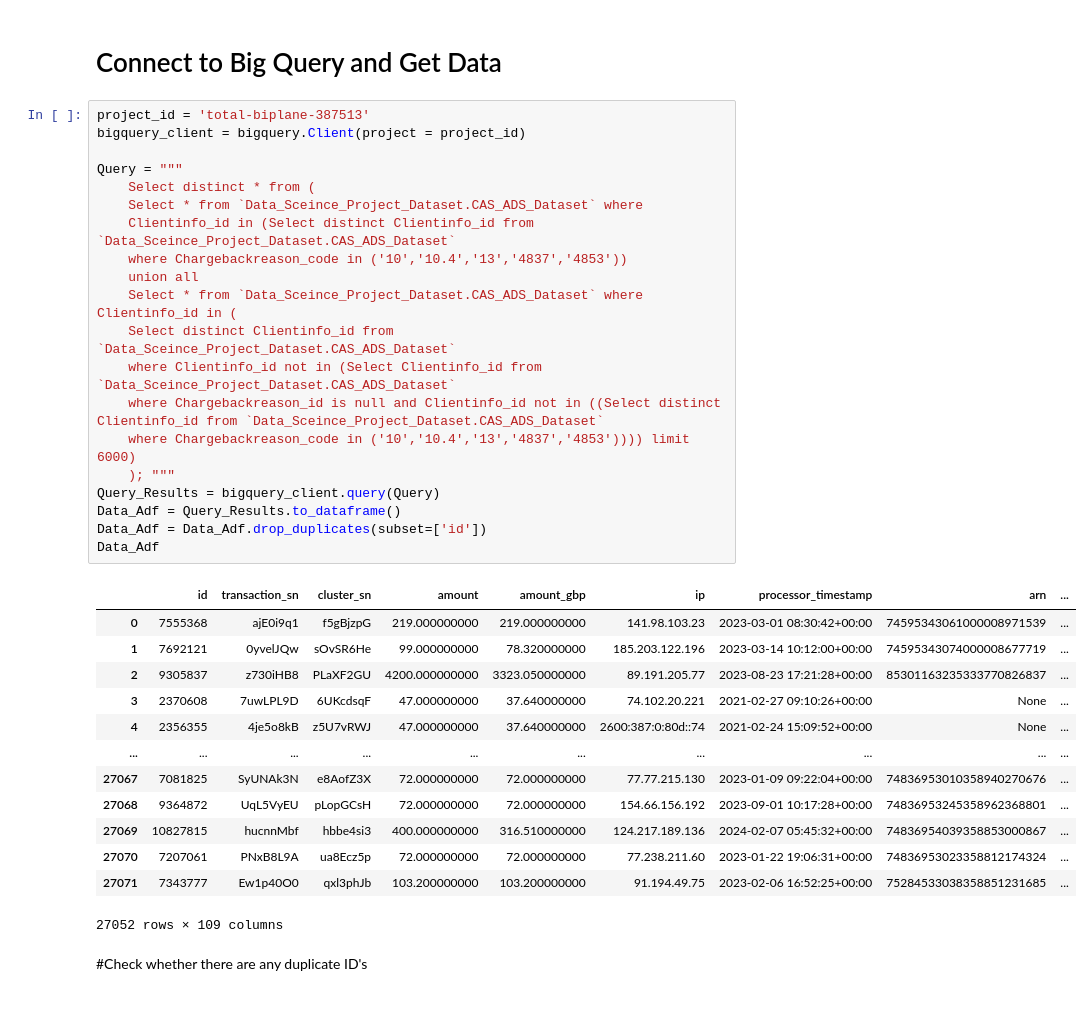
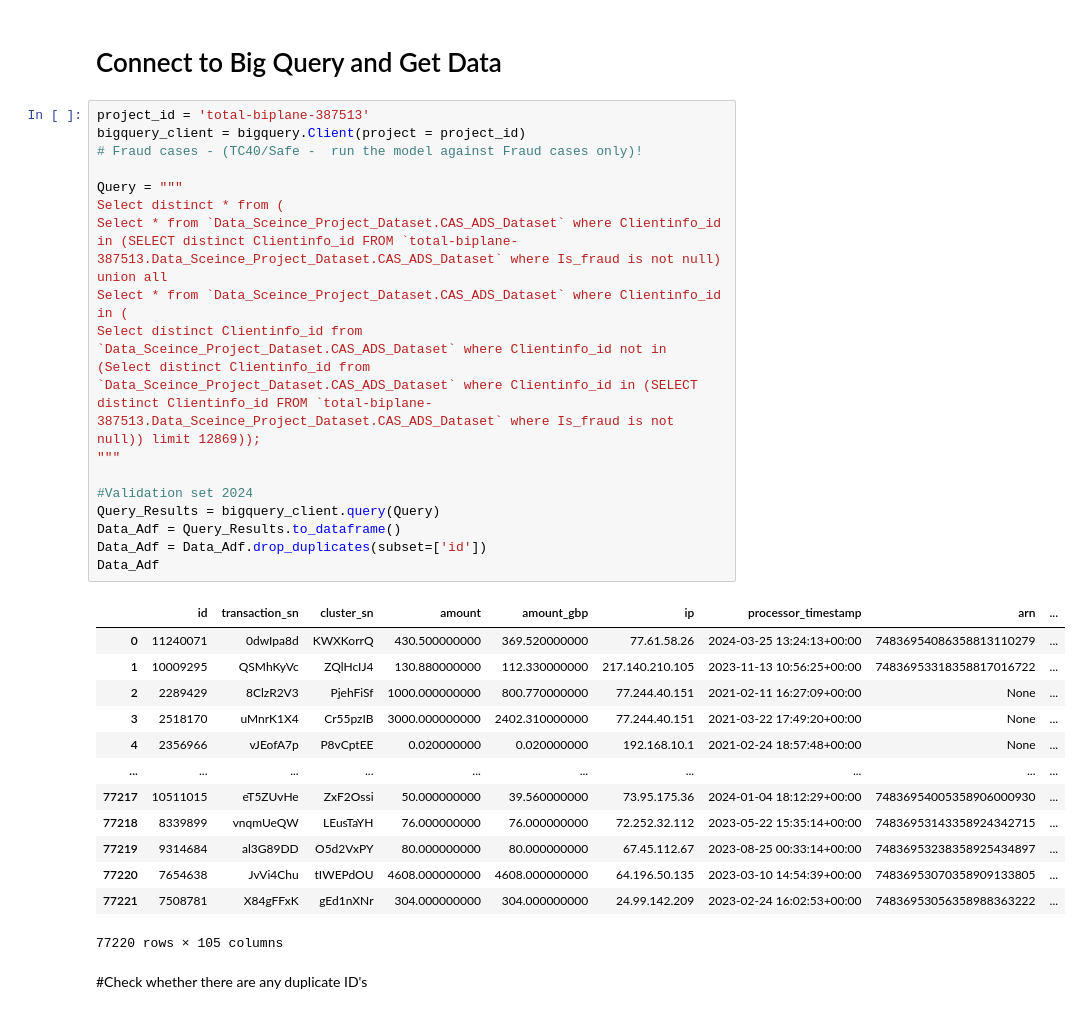
Before and after one commit to MaayanHagbi/CAS_ADS_Final_Project, a Jupyter notebook: Fraud_Detection_ML_(CAS_ADS).ipynb, the cells around one changed output. Cells and saved outputs as stored; diff of their text form.

```diff
--- a/Fraud_Detection_ML_(CAS_ADS).ipynb
+++ b/Fraud_Detection_ML_(CAS_ADS).ipynb
@@ -61,37 +61,35 @@ Resolving deltas: 100% (22/22), done.
 # %%
 project_id = 'total-biplane-387513'
 bigquery_client = bigquery.Client(project = project_id)
+# Fraud cases - (TC40/Safe -  run the model against Fraud cases only)!
 
 Query = """
-    Select distinct * from (
-    Select * from `Data_Sceince_Project_Dataset.CAS_ADS_Dataset` where
-    Clientinfo_id in (Select distinct Clientinfo_id from `Data_Sceince_Project_Dataset.CAS_ADS_Dataset`
-    where Chargebackreason_code in ('10','10.4','13','4837','4853'))
-    union all
-    Select * from `Data_Sceince_Project_Dataset.CAS_ADS_Dataset` where Clientinfo_id in (
-    Select distinct Clientinfo_id from `Data_Sceince_Project_Dataset.CAS_ADS_Dataset`
-    where Clientinfo_id not in (Select Clientinfo_id from `Data_Sceince_Project_Dataset.CAS_ADS_Dataset`
-    where Chargebackreason_id is null and Clientinfo_id not in ((Select distinct Clientinfo_id from `Data_Sceince_Project_Dataset.CAS_ADS_Dataset`
-    where Chargebackreason_code in ('10','10.4','13','4837','4853')))) limit 6000)
-    ); """
+Select distinct * from (
+Select * from `Data_Sceince_Project_Dataset.CAS_ADS_Dataset` where Clientinfo_id in (SELECT distinct Clientinfo_id FROM `total-biplane-387513.Data_Sceince_Project_Dataset.CAS_ADS_Dataset` where Is_fraud is not null)
+union all
+Select * from `Data_Sceince_Project_Dataset.CAS_ADS_Dataset` where Clientinfo_id in (
+Select distinct Clientinfo_id from `Data_Sceince_Project_Dataset.CAS_ADS_Dataset` where Clientinfo_id not in (Select distinct Clientinfo_id from `Data_Sceince_Project_Dataset.CAS_ADS_Dataset` where Clientinfo_id in (SELECT distinct Clientinfo_id FROM `total-biplane-387513.Data_Sceince_Project_Dataset.CAS_ADS_Dataset` where Is_fraud is not null)) limit 12869));
+"""
+
+#Validation set 2024
 Query_Results = bigquery_client.query(Query)
 Data_Adf = Query_Results.to_dataframe()
 Data_Adf = Data_Adf.drop_duplicates(subset=['id'])
 Data_Adf
 # %% [output]
 |  | id | transaction_sn | cluster_sn | amount | amount_gbp | ip | processor_timestamp | arn | ... |
-| 0 | 7555368 | ajE0i9q1 | f5gBjzpG | 219.000000000 | 219.000000000 | 141.98.103.23 | 2023-03-01 08:30:42+00:00 | 74595343061000008971539 | ... |
-| 1 | 7692121 | 0yvelJQw | sOvSR6He | 99.000000000 | 78.320000000 | 185.203.122.196 | 2023-03-14 10:12:00+00:00 | 74595343074000008677719 | ... |
-| 2 | 9305837 | z730iHB8 | PLaXF2GU | 4200.000000000 | 3323.050000000 | 89.191.205.77 | 2023-08-23 17:21:28+00:00 | 85301163235333770826837 | ... |
-| 3 | 2370608 | 7uwLPL9D | 6UKcdsqF | 47.000000000 | 37.640000000 | 74.102.20.221 | 2021-02-27 09:10:26+00:00 | None | ... |
-| 4 | 2356355 | 4je5o8kB | z5U7vRWJ | 47.000000000 | 37.640000000 | 2600:387:0:80d::74 | 2021-02-24 15:09:52+00:00 | None | ... |
+| 0 | 11240071 | 0dwIpa8d | KWXKorrQ | 430.500000000 | 369.520000000 | 77.61.58.26 | 2024-03-25 13:24:13+00:00 | 74836954086358813110279 | ... |
+| 1 | 10009295 | QSMhKyVc | ZQlHcIJ4 | 130.880000000 | 112.330000000 | 217.140.210.105 | 2023-11-13 10:56:25+00:00 | 74836953318358817016722 | ... |
+| 2 | 2289429 | 8ClzR2V3 | PjehFiSf | 1000.000000000 | 800.770000000 | 77.244.40.151 | 2021-02-11 16:27:09+00:00 | None | ... |
+| 3 | 2518170 | uMnrK1X4 | Cr55pzIB | 3000.000000000 | 2402.310000000 | 77.244.40.151 | 2021-03-22 17:49:20+00:00 | None | ... |
+| 4 | 2356966 | vJEofA7p | P8vCptEE | 0.020000000 | 0.020000000 | 192.168.10.1 | 2021-02-24 18:57:48+00:00 | None | ... |
 | ... | ... | ... | ... | ... | ... | ... | ... | ... | ... |
-| 27067 | 7081825 | SyUNAk3N | e8AofZ3X | 72.000000000 | 72.000000000 | 77.77.215.130 | 2023-01-09 09:22:04+00:00 | 74836953010358940270676 | ... |
-| 27068 | 9364872 | UqL5VyEU | pLopGCsH | 72.000000000 | 72.000000000 | 154.66.156.192 | 2023-09-01 10:17:28+00:00 | 74836953245358962368801 | ... |
-| 27069 | 10827815 | hucnnMbf | hbbe4si3 | 400.000000000 | 316.510000000 | 124.217.189.136 | 2024-02-07 05:45:32+00:00 | 74836954039358853000867 | ... |
-| 27070 | 7207061 | PNxB8L9A | ua8Ecz5p | 72.000000000 | 72.000000000 | 77.238.211.60 | 2023-01-22 19:06:31+00:00 | 74836953023358812174324 | ... |
-| 27071 | 7343777 | Ew1p40O0 | qxl3phJb | 103.200000000 | 103.200000000 | 91.194.49.75 | 2023-02-06 16:52:25+00:00 | 75284533038358851231685 | ... |
+| 77217 | 10511015 | eT5ZUvHe | ZxF2Ossi | 50.000000000 | 39.560000000 | 73.95.175.36 | 2024-01-04 18:12:29+00:00 | 74836954005358906000930 | ... |
+| 77218 | 8339899 | vnqmUeQW | LEusTaYH | 76.000000000 | 76.000000000 | 72.252.32.112 | 2023-05-22 15:35:14+00:00 | 74836953143358924342715 | ... |
+| 77219 | 9314684 | al3G89DD | O5d2VxPY | 80.000000000 | 80.000000000 | 67.45.112.67 | 2023-08-25 00:33:14+00:00 | 74836953238358925434897 | ... |
+| 77220 | 7654638 | JvVi4Chu | tIWEPdOU | 4608.000000000 | 4608.000000000 | 64.196.50.135 | 2023-03-10 14:54:39+00:00 | 74836953070358909133805 | ... |
+| 77221 | 7508781 | X84gFFxK | gEd1nXNr | 304.000000000 | 304.000000000 | 24.99.142.209 | 2023-02-24 16:02:53+00:00 | 74836953056358988363222 | ... |
-27052 rows × 109 columns
+77220 rows × 105 columns
 # %% [markdown]
 #Check whether there are any duplicate ID's
 # %%
```
Also changed, not shown: parts of 25 cells of this notebook.
